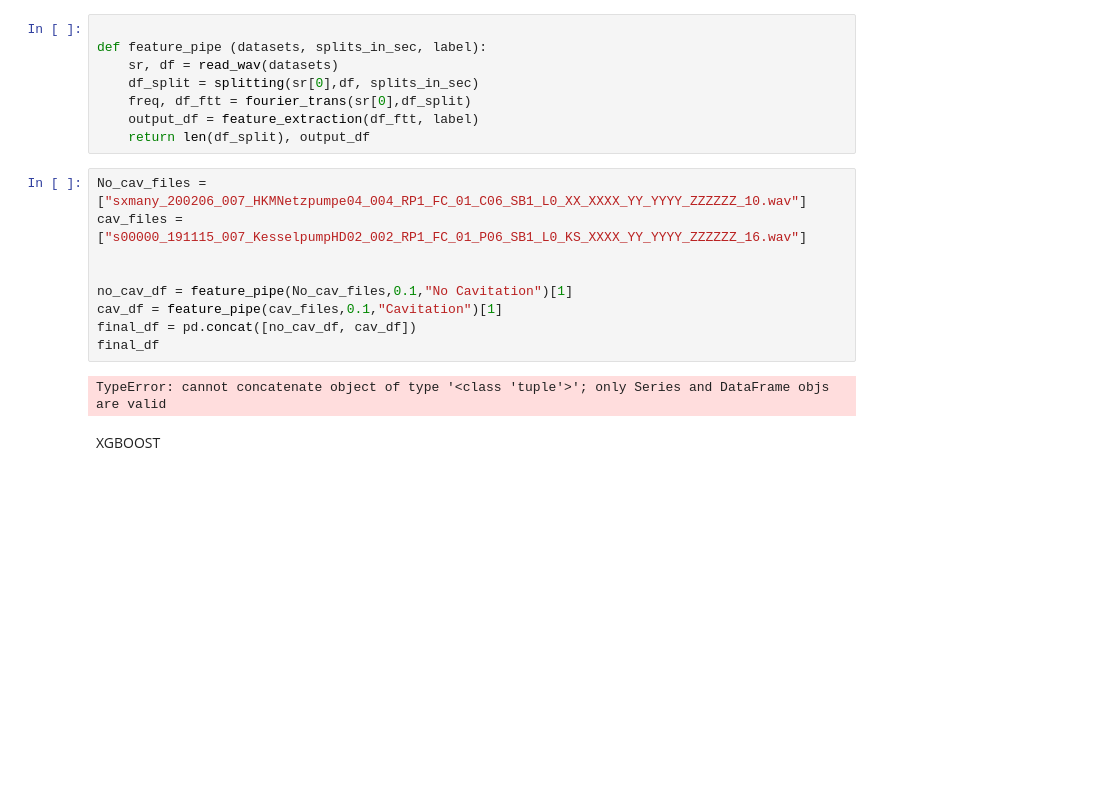
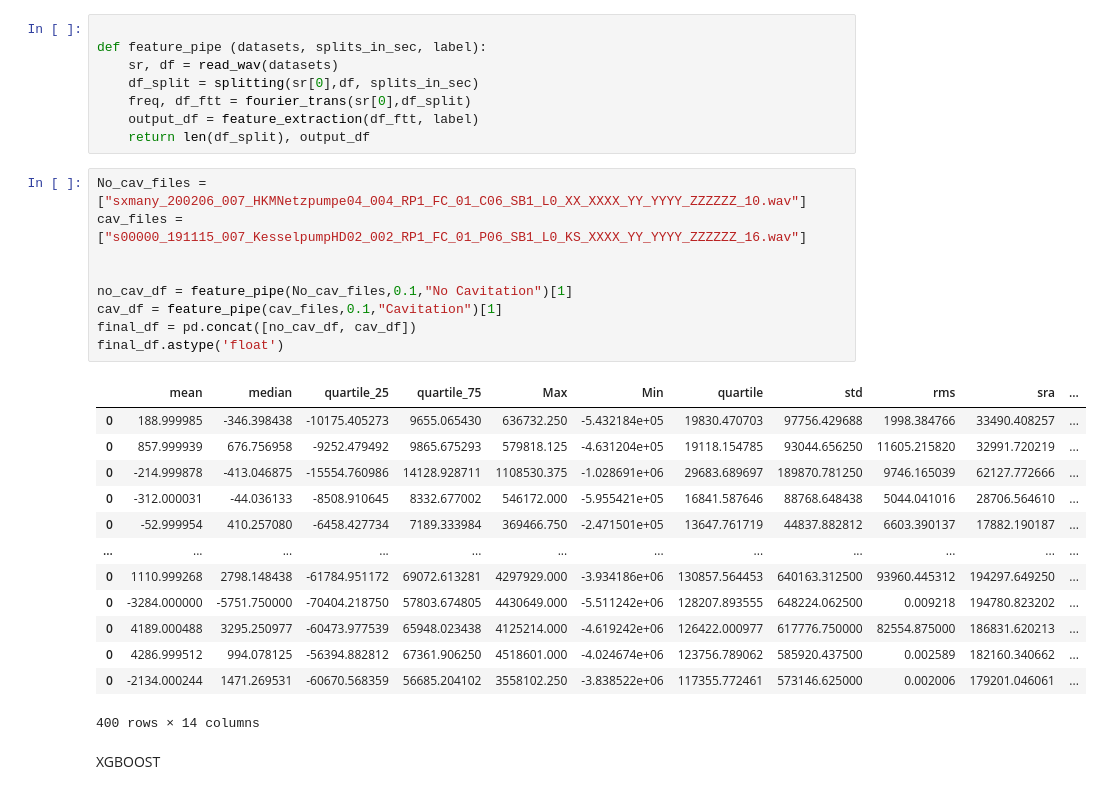
Before and after one commit to JPNMint/Cavitation_detection_ML, a Jupyter notebook: pipeline_V1.ipynb, the cells around one changed output. Cells and saved outputs as stored; diff of their text form; blank space fills up the shorter version.

```diff
--- a/pipeline_V1.ipynb
+++ b/pipeline_V1.ipynb
@@ -243,14 +264,26 @@ def feature_pipe (datasets, splits_in_sec, label):
 # %%
 No_cav_files = ["sxmany_200206_007_HKMNetzpumpe04_004_RP1_FC_01_C06_SB1_L0_XX_XXXX_YY_YYYY_ZZZZZZ_10.wav"]
 cav_files = ["s00000_191115_007_KesselpumpHD02_002_RP1_FC_01_P06_SB1_L0_KS_XXXX_YY_YYYY_ZZZZZZ_16.wav"]
 
 
 no_cav_df = feature_pipe(No_cav_files,0.1,"No Cavitation")[1]
 cav_df = feature_pipe(cav_files,0.1,"Cavitation")[1]
 final_df = pd.concat([no_cav_df, cav_df])
-final_df
+final_df.astype('float')
 # %% [output]
+|  | mean | median | quartile_25 | quartile_75 | Max | Min | quartile | std | rms | sra | ... |
+| 0 | 188.999985 | -346.398438 | -10175.405273 | 9655.065430 | 636732.250 | -5.432184e+05 | 19830.470703 | 97756.429688 | 1998.384766 | 33490.408257 | ... |
+| 0 | 857.999939 | 676.756958 | -9252.479492 | 9865.675293 | 579818.125 | -4.631204e+05 | 19118.154785 | 93044.656250 | 11605.215820 | 32991.720219 | ... |
+| 0 | -214.999878 | -413.046875 | -15554.760986 | 14128.928711 | 1108530.375 | -1.028691e+06 | 29683.689697 | 189870.781250 | 9746.165039 | 62127.772666 | ... |
+| 0 | -312.000031 | -44.036133 | -8508.910645 | 8332.677002 | 546172.000 | -5.955421e+05 | 16841.587646 | 88768.648438 | 5044.041016 | 28706.564610 | ... |
+| 0 | -52.999954 | 410.257080 | -6458.427734 | 7189.333984 | 369466.750 | -2.471501e+05 | 13647.761719 | 44837.882812 | 6603.390137 | 17882.190187 | ... |
+| ... | ... | ... | ... | ... | ... | ... | ... | ... | ... | ... | ... |
+| 0 | 1110.999268 | 2798.148438 | -61784.951172 | 69072.613281 | 4297929.000 | -3.934186e+06 | 130857.564453 | 640163.312500 | 93960.445312 | 194297.649250 | ... |
+| 0 | -3284.000000 | -5751.750000 | -70404.218750 | 57803.674805 | 4430649.000 | -5.511242e+06 | 128207.893555 | 648224.062500 | 0.009218 | 194780.823202 | ... |
+| 0 | 4189.000488 | 3295.250977 | -60473.977539 | 65948.023438 | 4125214.000 | -4.619242e+06 | 126422.000977 | 617776.750000 | 82554.875000 | 186831.620213 | ... |
+| 0 | 4286.999512 | 994.078125 | -56394.882812 | 67361.906250 | 4518601.000 | -4.024674e+06 | 123756.789062 | 585920.437500 | 0.002589 | 182160.340662 | ... |
+| 0 | -2134.000244 | 1471.269531 | -60670.568359 | 56685.204102 | 3558102.250 | -3.838522e+06 | 117355.772461 | 573146.625000 | 0.002006 | 179201.046061 | ... |
-TypeError: cannot concatenate object of type '<class 'tuple'>'; only Series and DataFrame objs are valid
+400 rows × 14 columns
 # %% [markdown]
 XGBOOST
 # %%
```
Also changed, not shown: parts of 14 cells of this notebook.
